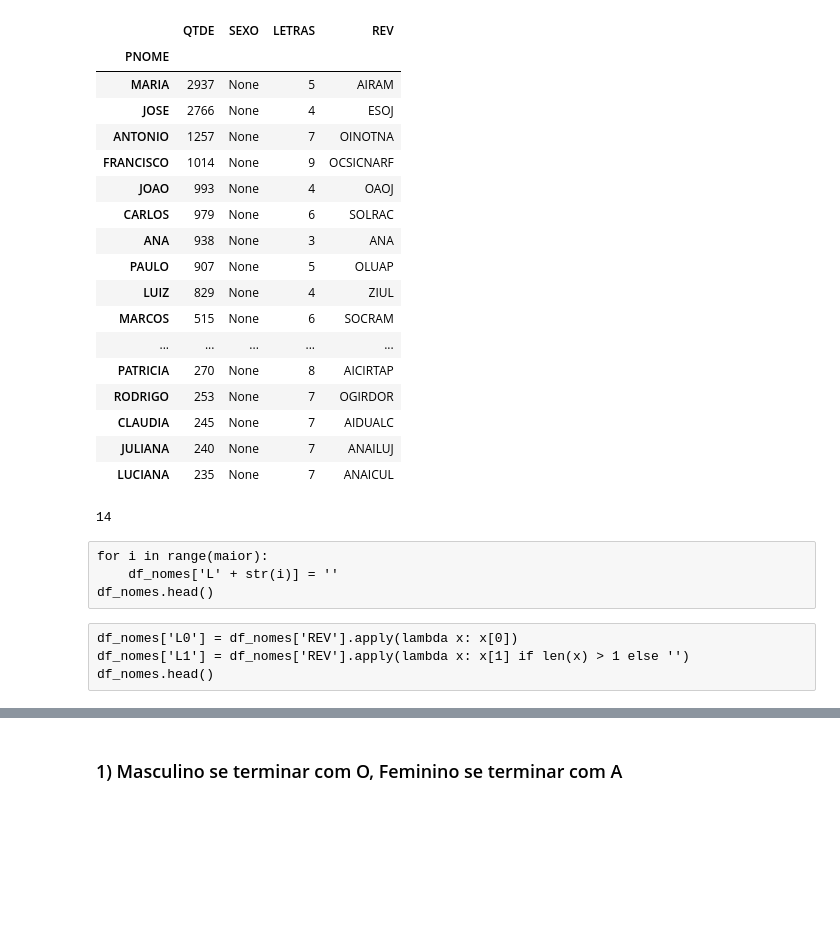
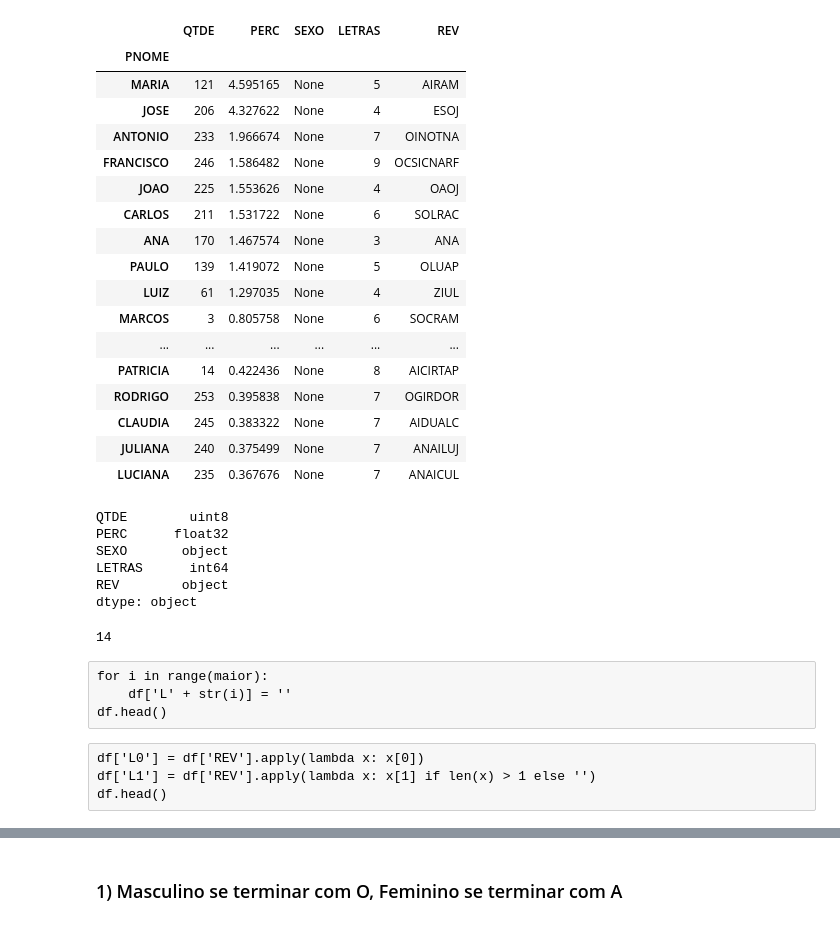
Before and after one commit to hjort/analise-pessoas-brasil, a Jupyter notebook: 51-rotulagem-genero-nome.ipynb, the cells around one changed output, grey strips where cells are left out. Cells and saved outputs as stored; diff of their text form; code cells hidden in the pictures; blank space fills up the shorter version.

```diff
--- a/51-rotulagem-genero-nome.ipynb
+++ b/51-rotulagem-genero-nome.ipynb
@@ -3,3 +4,7 @@ import pandas as pd
+# %%
+BASE = 'afastamentos'
+#BASE = 'cadastro'
 # %%
-df_nomes = pd.read_csv('afastamentos-nomes.csv', index_col=0)
+df = pd.read_csv(BASE + '-nomes.csv', index_col=0,
+                 dtype={'QTDE': 'uint8', 'PERC': np.float32})
 # %%
@@ -26,27 +31,36 @@ df_nomes.head(30)
 # %%
-df_nomes['SEXO'] = None
-df_nomes['LETRAS'] = 0
-df_nomes['REV'] = df_nomes.index
-df_nomes['REV'] = df_nomes['REV'].apply(lambda x: x[::-1])
-df_nomes['LETRAS'] = df_nomes['REV'].apply(lambda x: len(x))
-df_nomes.head(30)
+df['SEXO'] = None
+df['LETRAS'] = 0
+df['REV'] = df.index
+df['REV'] = df['REV'].apply(lambda x: x[::-1])
+df['LETRAS'] = df['REV'].apply(lambda x: len(x))
+df.head(30)
 # %% [output]
-|  | QTDE | SEXO | LETRAS | REV |
-| PNOME |  |  |  |  |
-| MARIA | 2937 | None | 5 | AIRAM |
-| JOSE | 2766 | None | 4 | ESOJ |
-| ANTONIO | 1257 | None | 7 | OINOTNA |
-| FRANCISCO | 1014 | None | 9 | OCSICNARF |
-| JOAO | 993 | None | 4 | OAOJ |
-| CARLOS | 979 | None | 6 | SOLRAC |
-| ANA | 938 | None | 3 | ANA |
-| PAULO | 907 | None | 5 | OLUAP |
-| LUIZ | 829 | None | 4 | ZIUL |
-| MARCOS | 515 | None | 6 | SOCRAM |
-| ... | ... | ... | ... | ... |
-| PATRICIA | 270 | None | 8 | AICIRTAP |
-| RODRIGO | 253 | None | 7 | OGIRDOR |
-| CLAUDIA | 245 | None | 7 | AIDUALC |
-| JULIANA | 240 | None | 7 | ANAILUJ |
-| LUCIANA | 235 | None | 7 | ANAICUL |
+|  | QTDE | PERC | SEXO | LETRAS | REV |
+| PNOME |  |  |  |  |  |
+| MARIA | 121 | 4.595165 | None | 5 | AIRAM |
+| JOSE | 206 | 4.327622 | None | 4 | ESOJ |
+| ANTONIO | 233 | 1.966674 | None | 7 | OINOTNA |
+| FRANCISCO | 246 | 1.586482 | None | 9 | OCSICNARF |
+| JOAO | 225 | 1.553626 | None | 4 | OAOJ |
+| CARLOS | 211 | 1.531722 | None | 6 | SOLRAC |
+| ANA | 170 | 1.467574 | None | 3 | ANA |
+| PAULO | 139 | 1.419072 | None | 5 | OLUAP |
+| LUIZ | 61 | 1.297035 | None | 4 | ZIUL |
+| MARCOS | 3 | 0.805758 | None | 6 | SOCRAM |
+| ... | ... | ... | ... | ... | ... |
+| PATRICIA | 14 | 0.422436 | None | 8 | AICIRTAP |
+| RODRIGO | 253 | 0.395838 | None | 7 | OGIRDOR |
+| CLAUDIA | 245 | 0.383322 | None | 7 | AIDUALC |
+| JULIANA | 240 | 0.375499 | None | 7 | ANAILUJ |
+| LUCIANA | 235 | 0.367676 | None | 7 | ANAICUL |
+# %%
+df.dtypes
+# %% [output]
+QTDE        uint8
+PERC      float32
+SEXO       object
+LETRAS      int64
+REV        object
+dtype: object
 # %%
@@ -57,10 +73,10 @@ maior
 # %% [raw]
 for i in range(maior):
-    df_nomes['L' + str(i)] = ''
-df_nomes.head()
+    df['L' + str(i)] = ''
+df.head()
 # %% [raw]
-df_nomes['L0'] = df_nomes['REV'].apply(lambda x: x[0])
-df_nomes['L1'] = df_nomes['REV'].apply(lambda x: x[1] if len(x) > 1 else '')
-df_nomes.head()
+df['L0'] = df['REV'].apply(lambda x: x[0])
+df['L1'] = df['REV'].apply(lambda x: x[1] if len(x) > 1 else '')
+df.head()
 # %%
 for i in range(maior):
```
Also changed, not shown: parts of 24 cells of this notebook, 13 other files.
